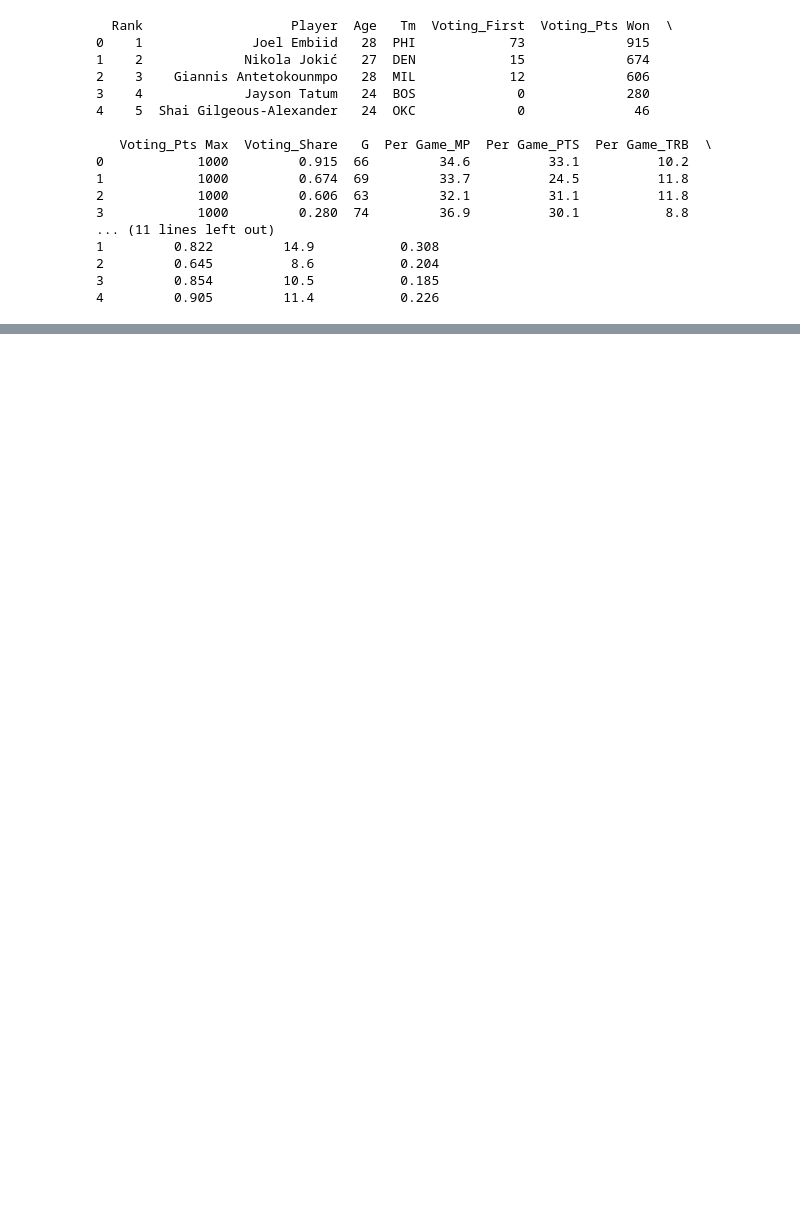
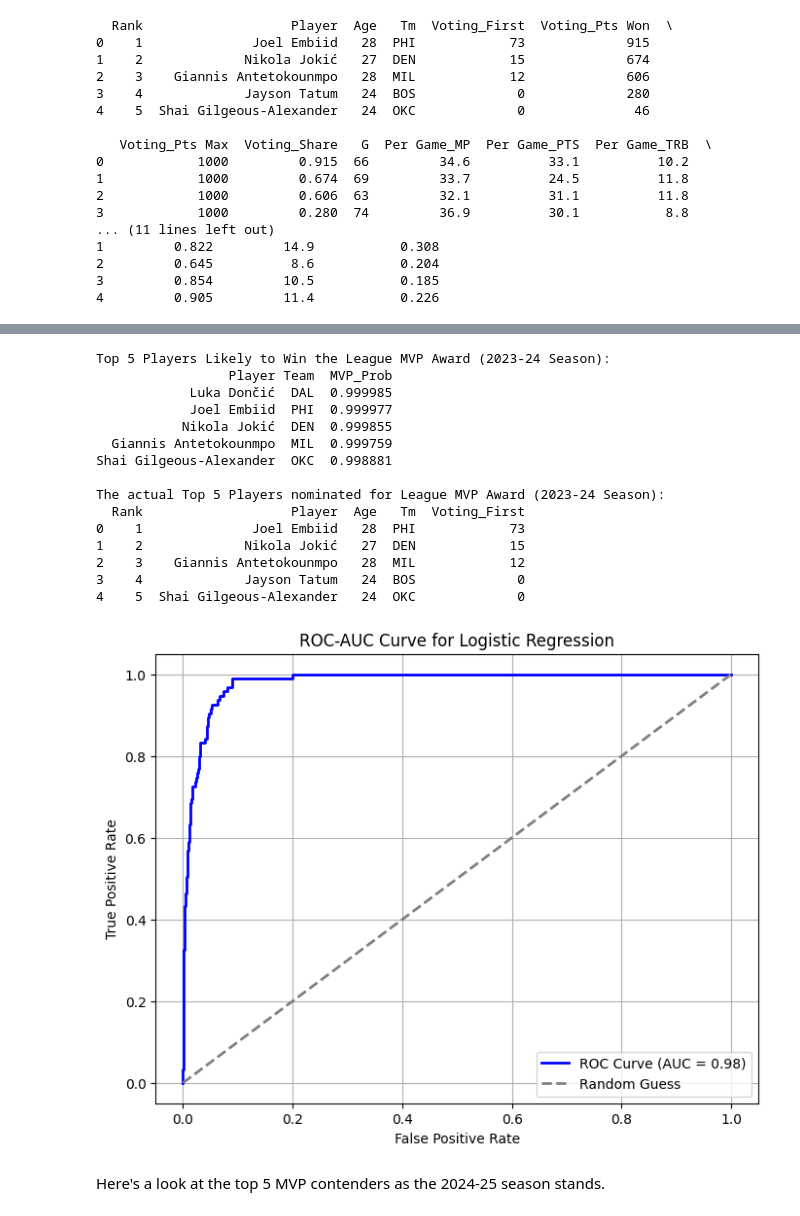
Before and after one commit to Jamcre/nba-award-data-mining, a Jupyter notebook: mvp_predictions.ipynb, the cells around one changed output, grey strips where cells are left out. Drawn from its saved outputs; the diff is of its cells as text; code cells hidden in the pictures; blank space fills up the shorter version.

```diff
--- a/mvp_predictions.ipynb
+++ b/mvp_predictions.ipynb
@@ -359,0 +145,13 @@ plt.show()
+# %%
+# handling class imbalance using class weights
+log_reg = LogisticRegression(random_state=42, class_weight='balanced', max_iter=1000)
+
+# training the model
+log_reg.fit(X_train_scaled, y_train)
+
+# predicting on the test set
+y_test_pred = log_reg.predict(X_test_scaled)
+y_test_proba = log_reg.predict_proba(X_test_scaled)[:, 1]
+
+print("\nClassification Report:")
+print(classification_report(y_test, y_test_pred))
@@ -359,0 +168,50 @@ plt.show()
+# %%
+# predicting probabilities for the 2023-24 season and ranking the top 5 players
+season_2023_24['MVP_Prob'] = log_reg.predict_proba(X_2023_24_scaled)[:, 1]
+top_5_players_lr = season_2023_24.sort_values(by='MVP_Prob', ascending=False).head(5)
+
+print("\nTop 5 Players Likely to Win the League MVP Award (2023-24 Season):")
+print(top_5_players_lr[['Player', 'Team', 'MVP_Prob']].to_string(index=False))
+
+
+# getting the actual results
+df = nba.get_award_votings('mvp', 2023)
+columns = ['Rank', 'Player', 'Age', 'Tm', 'Voting_First']
+new_df = df[columns]
+
+print("\nThe actual Top 5 Players nominated for League MVP Award (2023-24 Season):")
+print(new_df.head(5))
+
+
+# calculating and plotting the ROC-AUC curve
+fpr, tpr, thresholds = roc_curve(y_test, y_test_proba)
+roc_auc = auc(fpr, tpr)
+
+plt.figure(figsize=(8, 6))
+plt.plot(fpr, tpr, color='blue', lw=2, label=f"ROC Curve (AUC = {roc_auc:.2f})")
+plt.plot([0, 1], [0, 1], color='gray', lw=2, linestyle='--', label="Random Guess")
+plt.xlabel("False Positive Rate")
+plt.ylabel("True Positive Rate")
+plt.title("ROC-AUC Curve for Logistic Regression")
+plt.legend(loc="lower right")
+plt.grid(True)
+plt.show()
+# %% [output]
+Top 5 Players Likely to Win the League MVP Award (2023-24 Season):
+                 Player Team  MVP_Prob
+            Luka Dončić  DAL  0.999985
+            Joel Embiid  PHI  0.999977
+           Nikola Jokić  DEN  0.999855
+  Giannis Antetokounmpo  MIL  0.999759
+Shai Gilgeous-Alexander  OKC  0.998881
+
+The actual Top 5 Players nominated for League MVP Award (2023-24 Season):
+  Rank                   Player  Age   Tm  Voting_First
+0    1              Joel Embiid   28  PHI            73
+1    2             Nikola Jokić   27  DEN            15
+2    3    Giannis Antetokounmpo   28  MIL            12
+3    4             Jayson Tatum   24  BOS             0
+4    5  Shai Gilgeous-Alexander   24  OKC             0
+[figure, added]
+# %% [markdown]
+Here's a look at the top 5 MVP contenders as the 2024-25 season stands.
```
Also changed, not shown: parts of 21 cells of this notebook, 1 other file.
